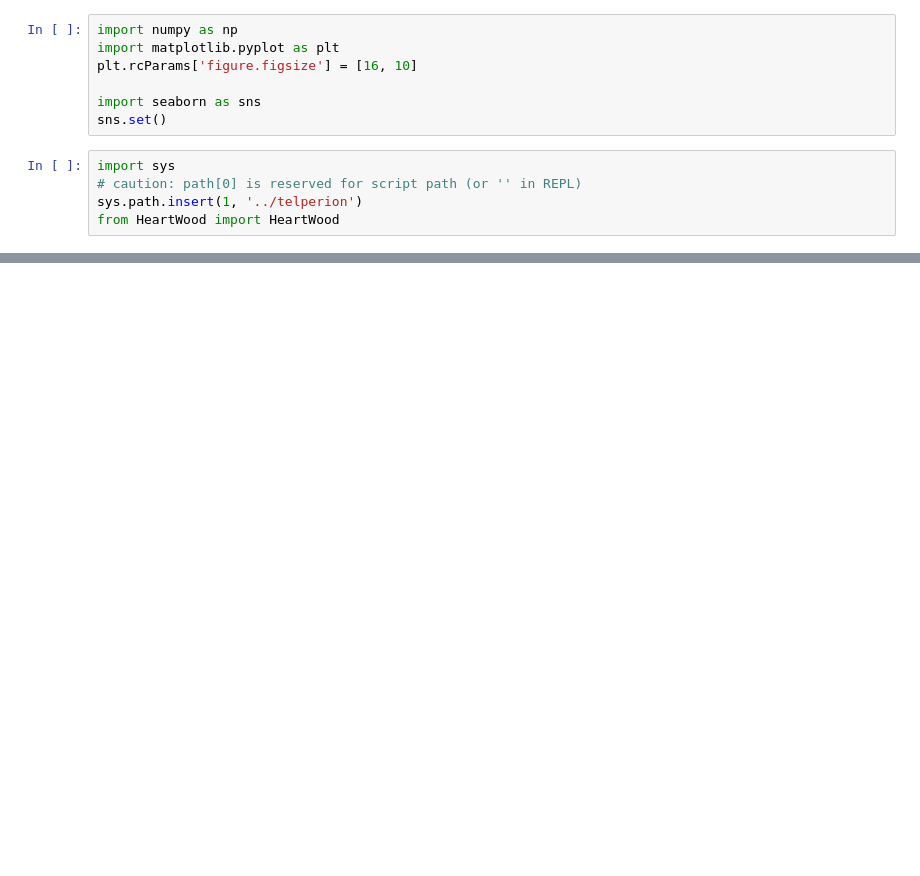
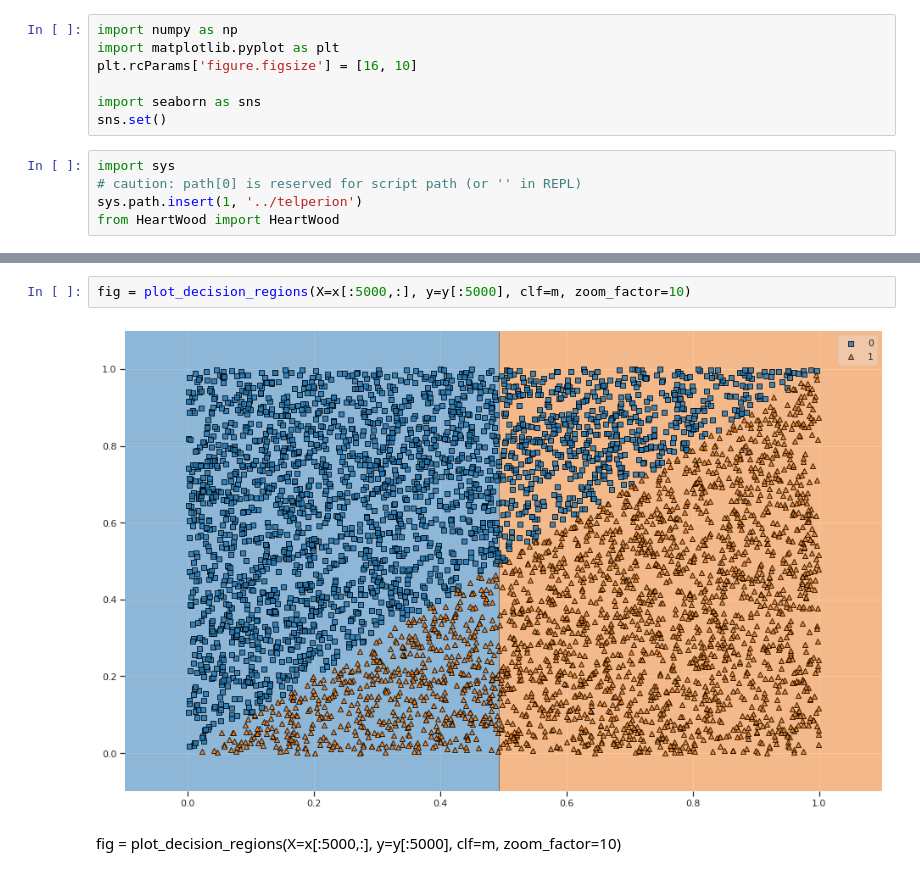
Before and after one commit to JNSFilipe/Telperion, a Jupyter notebook: notebooks/1-Test_HeartWood.ipynb, the cells around one changed output, grey strips where cells are left out. Cells and saved outputs as stored; diff of their text form; blank space fills up the shorter version.

```diff
--- a/notebooks/1-Test_HeartWood.ipynb
+++ b/notebooks/1-Test_HeartWood.ipynb
@@ -115,0 +80,6 @@ print(accuracy_score(m.predict(x), y))
+# %%
+fig = plot_decision_regions(X=x[:5000,:], y=y[:5000], clf=m, zoom_factor=10)
+# %% [output]
+[figure, added]
+# %% [markdown]
+fig = plot_decision_regions(X=x[:5000,:], y=y[:5000], clf=m, zoom_factor=10)
```
Also changed, not shown: parts of 8 cells of this notebook, 3 other files.
